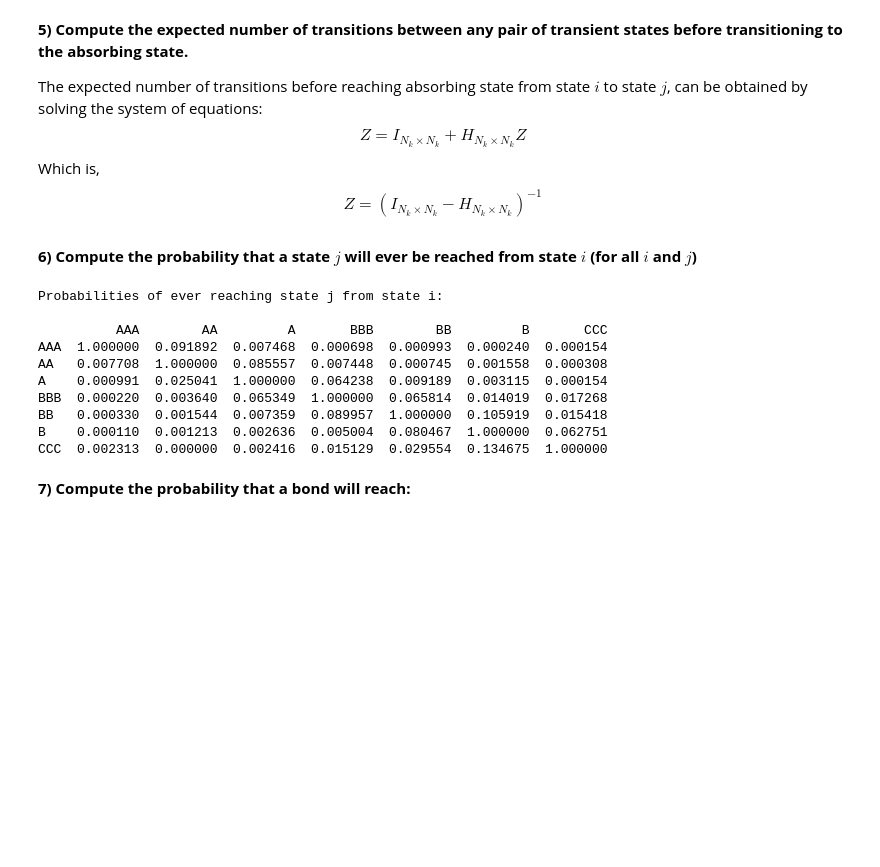
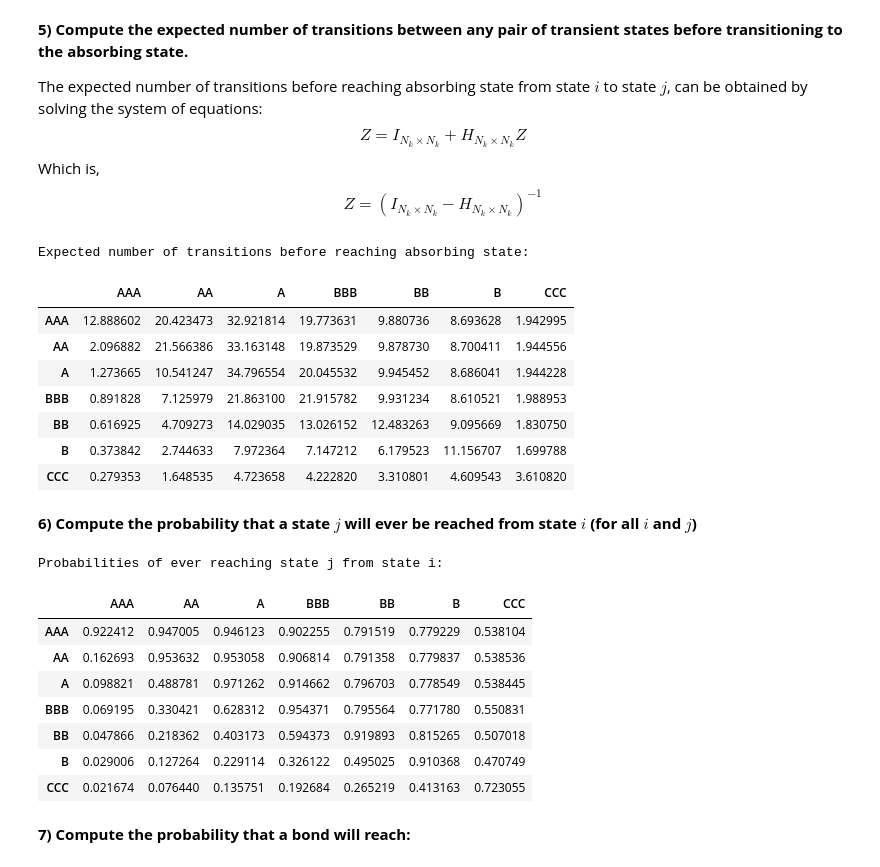
Before and after one commit to arpitp07/Reinforcement-Learning, a Jupyter notebook: Week 3/Assignment 1.ipynb, the cells around one changed output. Cells and saved outputs as stored; diff of their text form; code cells hidden in the pictures; blank space fills up the shorter version.

```diff
--- a/Week 3/Assignment 1.ipynb
+++ b/Week 3/Assignment 1.ipynb
@@ -200,26 +211,38 @@ Initial state distribution for stationarity:
 # %%
 H = P.drop(index='D', columns='D')
 Z = pd.DataFrame(np.linalg.inv(np.identity(
     H.shape[0]) - H), index=H.index, columns=H.columns)
+print(f'Expected number of transitions before reaching absorbing state: \n\n')
+display(Z)
+# %% [output]
+Expected number of transitions before reaching absorbing state:
+|  | AAA | AA | A | BBB | BB | B | CCC |
+| AAA | 12.888602 | 20.423473 | 32.921814 | 19.773631 | 9.880736 | 8.693628 | 1.942995 |
+| AA | 2.096882 | 21.566386 | 33.163148 | 19.873529 | 9.878730 | 8.700411 | 1.944556 |
+| A | 1.273665 | 10.541247 | 34.796554 | 20.045532 | 9.945452 | 8.686041 | 1.944228 |
+| BBB | 0.891828 | 7.125979 | 21.863100 | 21.915782 | 9.931234 | 8.610521 | 1.988953 |
+| BB | 0.616925 | 4.709273 | 14.029035 | 13.026152 | 12.483263 | 9.095669 | 1.830750 |
+| B | 0.373842 | 2.744633 | 7.972364 | 7.147212 | 6.179523 | 11.156707 | 1.699788 |
+| CCC | 0.279353 | 1.648535 | 4.723658 | 4.222820 | 3.310801 | 4.609543 | 3.610820 |
 # %% [markdown]
  **6\) Compute the probability that a state $j$ will ever be reached from state $i$ (for all $i$ and $j$)**
 # %%
-Q = pd.DataFrame(np.zeros_like(H), index=H.index, columns=H.columns)
-for i in range(H.shape[0]):
-    for j in range(H.shape[1]):
-        Q.iloc[i, j] = (H.iloc[i, j] - 0) / H.iloc[j, j]
-print(f'Probabilities of ever reaching state j from state i: \n\n{Q}')
+Q = pd.DataFrame(np.zeros_like(Z), index=Z.index, columns=Z.columns)
+for i in range(Z.shape[0]):
+    for j in range(Z.shape[1]):
+        Q.iloc[i, j] = (Z.iloc[i, j] - (1 if i == j else 0)) / Z.iloc[j, j]
+print(f'Probabilities of ever reaching state j from state i: \n\n')
+display(Q)
 # %% [output]
 Probabilities of ever reaching state j from state i:
-
-          AAA        AA         A       BBB        BB         B       CCC
-AAA  1.000000  0.091892  0.007468  0.000698  0.000993  0.000240  0.000154
-AA   0.007708  1.000000  0.085557  0.007448  0.000745  0.001558  0.000308
-A    0.000991  0.025041  1.000000  0.064238  0.009189  0.003115  0.000154
-BBB  0.000220  0.003640  0.065349  1.000000  0.065814  0.014019  0.017268
-BB   0.000330  0.001544  0.007359  0.089957  1.000000  0.105919  0.015418
-B    0.000110  0.001213  0.002636  0.005004  0.080467  1.000000  0.062751
-CCC  0.002313  0.000000  0.002416  0.015129  0.029554  0.134675  1.000000
+|  | AAA | AA | A | BBB | BB | B | CCC |
+| AAA | 0.922412 | 0.947005 | 0.946123 | 0.902255 | 0.791519 | 0.779229 | 0.538104 |
+| AA | 0.162693 | 0.953632 | 0.953058 | 0.906814 | 0.791358 | 0.779837 | 0.538536 |
+| A | 0.098821 | 0.488781 | 0.971262 | 0.914662 | 0.796703 | 0.778549 | 0.538445 |
+| BBB | 0.069195 | 0.330421 | 0.628312 | 0.954371 | 0.795564 | 0.771780 | 0.550831 |
+| BB | 0.047866 | 0.218362 | 0.403173 | 0.594373 | 0.919893 | 0.815265 | 0.507018 |
+| B | 0.029006 | 0.127264 | 0.229114 | 0.326122 | 0.495025 | 0.910368 | 0.470749 |
+| CCC | 0.021674 | 0.076440 | 0.135751 | 0.192684 | 0.265219 | 0.413163 | 0.723055 |
 # %% [markdown]
  **7\) Compute the probability that a bond will reach:**
 # %%
```
Also changed, not shown: parts of 17 cells of this notebook, 2 other files.
